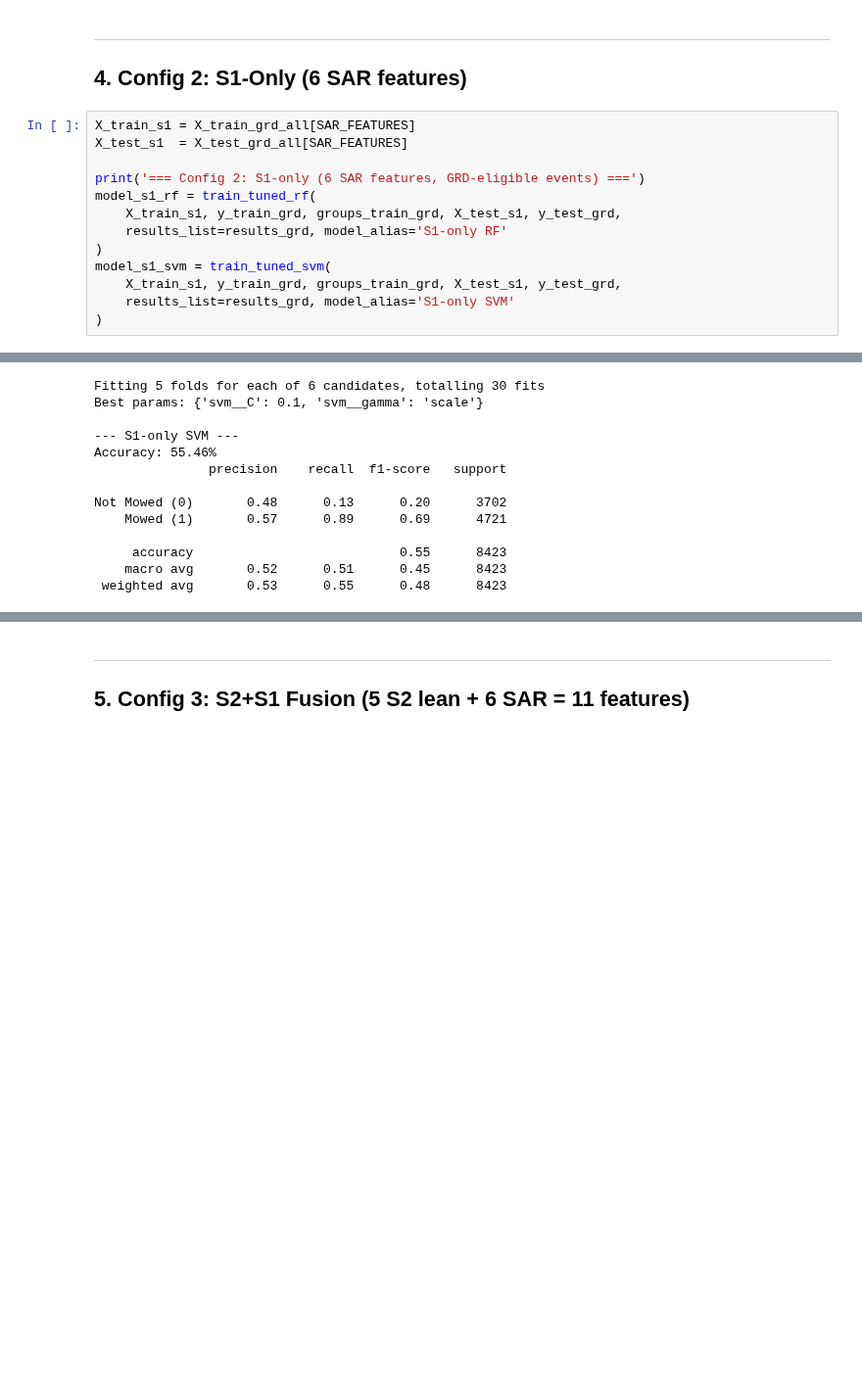
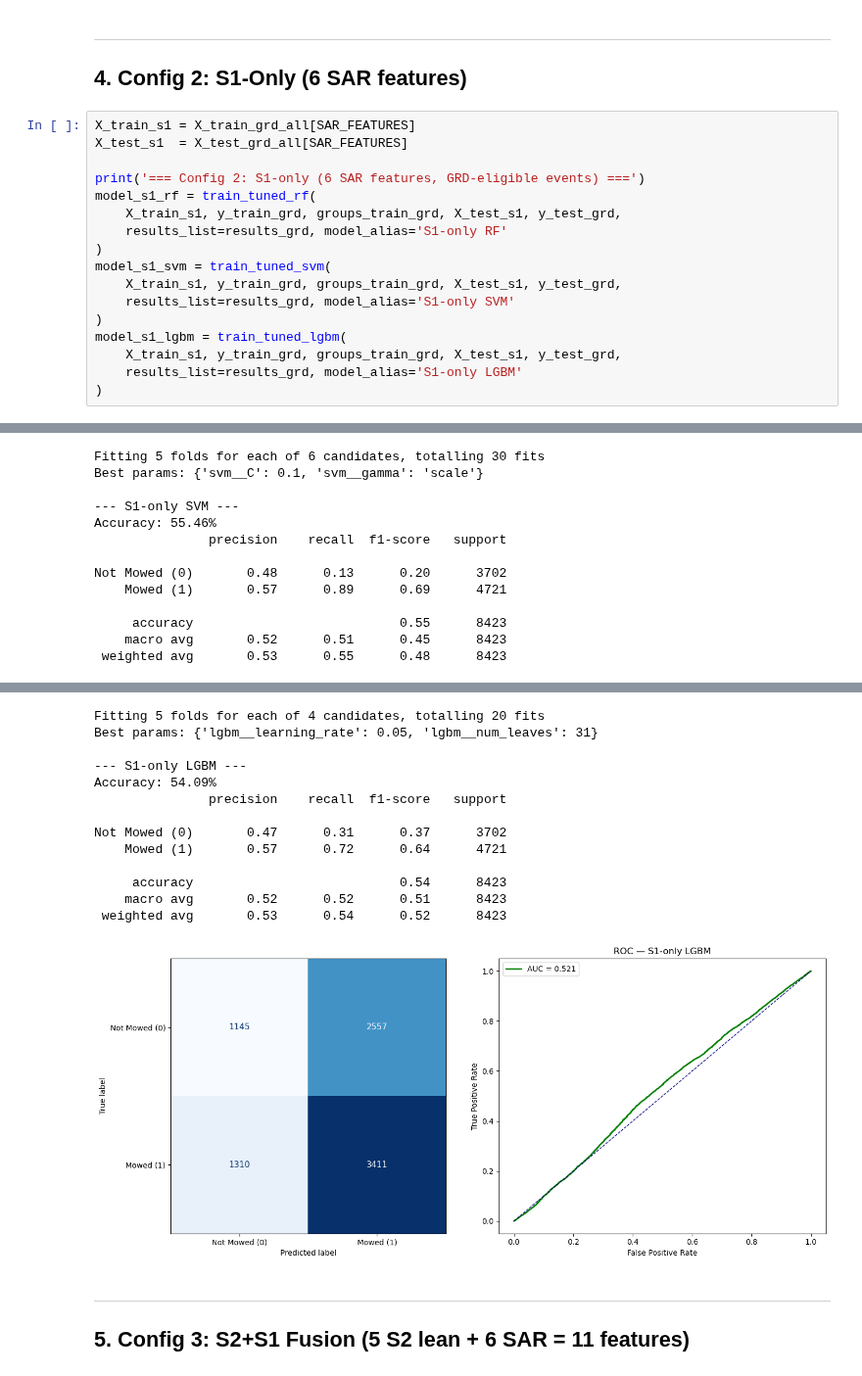
Before and after one commit to klaveflo/satellite-mowing-detection, a Jupyter notebook: notebooks/08_model_training.ipynb, the cells around one changed output, grey strips where cells are left out. Shown at 98% size. Cells and saved outputs as stored; diff of their text form; blank space fills up the shorter version.

```diff
--- a/notebooks/08_model_training.ipynb
+++ b/notebooks/08_model_training.ipynb
@@ -200,36 +218,54 @@ model_s1_svm = train_tuned_svm(
     X_train_s1, y_train_grd, groups_train_grd, X_test_s1, y_test_grd,
     results_list=results_grd, model_alias='S1-only SVM'
 )
+model_s1_lgbm = train_tuned_lgbm(
+    X_train_s1, y_train_grd, groups_train_grd, X_test_s1, y_test_grd,
+    results_list=results_grd, model_alias='S1-only LGBM'
+)
 # %% [output]
 === Config 2: S1-only (6 SAR features, GRD-eligible events) ===
 Fitting 5 folds for each of 6 candidates, totalling 30 fits
 Best params: {'rf__max_depth': 10, 'rf__n_estimators': 200}
 
 --- S1-only RF ---
 Accuracy: 53.73%
                precision    recall  f1-score   support
 
 Not Mowed (0)       0.47      0.37      0.42      3702
     Mowed (1)       0.58      0.67      0.62      4721
 
      accuracy                           0.54      8423
     macro avg       0.52      0.52      0.52      8423
  weighted avg       0.53      0.54      0.53      8423
 [figure]
 Fitting 5 folds for each of 6 candidates, totalling 30 fits
 Best params: {'svm__C': 0.1, 'svm__gamma': 'scale'}
 
 --- S1-only SVM ---
 Accuracy: 55.46%
                precision    recall  f1-score   support
 
 Not Mowed (0)       0.48      0.13      0.20      3702
     Mowed (1)       0.57      0.89      0.69      4721
 
      accuracy                           0.55      8423
     macro avg       0.52      0.51      0.45      8423
  weighted avg       0.53      0.55      0.48      8423
 [figure]
+Fitting 5 folds for each of 4 candidates, totalling 20 fits
+Best params: {'lgbm__learning_rate': 0.05, 'lgbm__num_leaves': 31}
+
+--- S1-only LGBM ---
+Accuracy: 54.09%
+               precision    recall  f1-score   support
+
+Not Mowed (0)       0.47      0.31      0.37      3702
+    Mowed (1)       0.57      0.72      0.64      4721
+
+     accuracy                           0.54      8423
+    macro avg       0.52      0.52      0.51      8423
+ weighted avg       0.53      0.54      0.52      8423
+[figure, added]
 # %% [markdown]
 ---
 ## 5. Config 3: S2+S1 Fusion (5 S2 lean + 6 SAR = 11 features)
```
Also changed, not shown: parts of 12 cells of this notebook, 4 other files.
